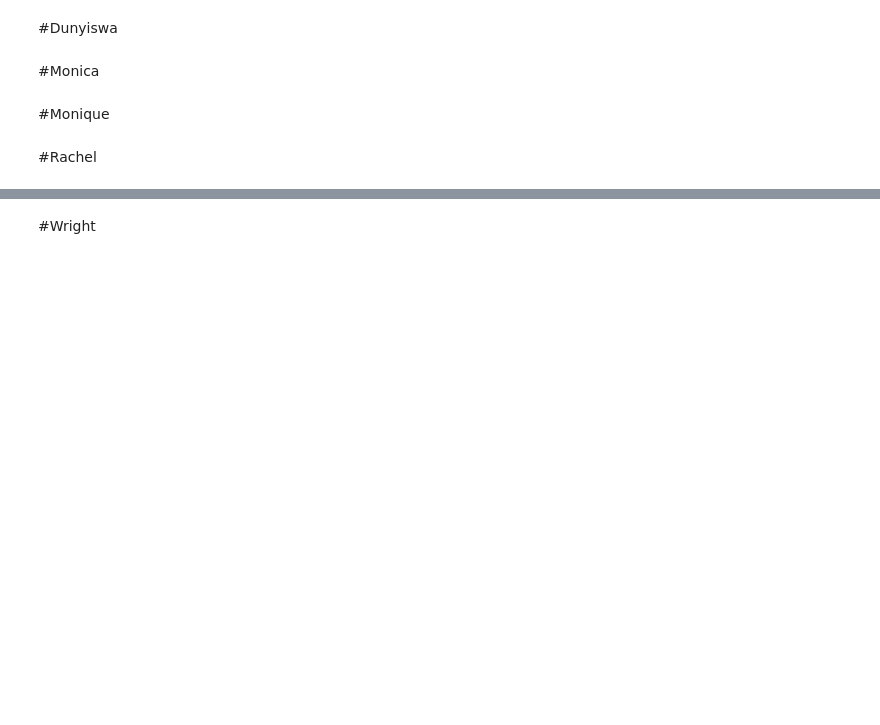
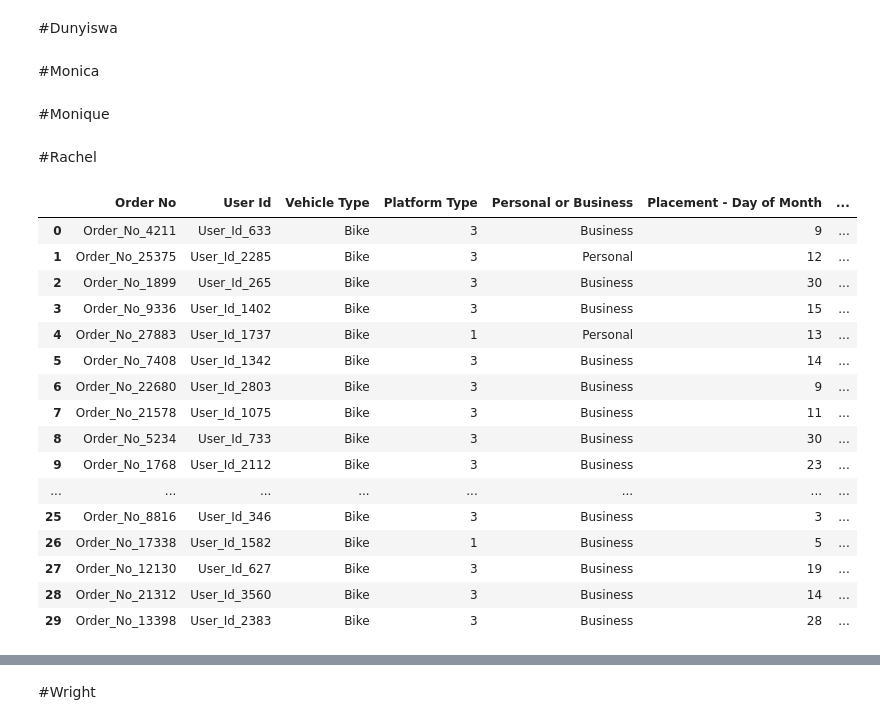
Before and after one commit to Explore-AI/regression-predict-api-template, a Jupyter notebook: Zindi_challenge_ct_3.ipynb, the cells around one changed output, grey strips where cells are left out. Cells and saved outputs as stored; diff of their text form; code cells hidden in the pictures; blank space fills up the shorter version.

Commit message:
Converting variables Train variables

```diff
--- a/Zindi_challenge_ct_3.ipynb
+++ b/Zindi_challenge_ct_3.ipynb
@@ -60,3 +60,26 @@ print(y)
 #Monique
 # %% [markdown]
 #Rachel
+# %%
+#riders = pd.read_csv('Riders.csv')
+train = pd.read_csv('Train.csv')
+# %%
+train.head(30)
+# %% [output]
+|  | Order No | User Id | Vehicle Type | Platform Type | Personal or Business | Placement - Day of Month | ... |
+| 0 | Order_No_4211 | User_Id_633 | Bike | 3 | Business | 9 | ... |
+| 1 | Order_No_25375 | User_Id_2285 | Bike | 3 | Personal | 12 | ... |
+| 2 | Order_No_1899 | User_Id_265 | Bike | 3 | Business | 30 | ... |
+| 3 | Order_No_9336 | User_Id_1402 | Bike | 3 | Business | 15 | ... |
+| 4 | Order_No_27883 | User_Id_1737 | Bike | 1 | Personal | 13 | ... |
+| 5 | Order_No_7408 | User_Id_1342 | Bike | 3 | Business | 14 | ... |
+| 6 | Order_No_22680 | User_Id_2803 | Bike | 3 | Business | 9 | ... |
+| 7 | Order_No_21578 | User_Id_1075 | Bike | 3 | Business | 11 | ... |
+| 8 | Order_No_5234 | User_Id_733 | Bike | 3 | Business | 30 | ... |
+| 9 | Order_No_1768 | User_Id_2112 | Bike | 3 | Business | 23 | ... |
+| ... | ... | ... | ... | ... | ... | ... | ... |
+| 25 | Order_No_8816 | User_Id_346 | Bike | 3 | Business | 3 | ... |
+| 26 | Order_No_17338 | User_Id_1582 | Bike | 1 | Business | 5 | ... |
+| 27 | Order_No_12130 | User_Id_627 | Bike | 3 | Business | 19 | ... |
+| 28 | Order_No_21312 | User_Id_3560 | Bike | 3 | Business | 14 | ... |
+| 29 | Order_No_13398 | User_Id_2383 | Bike | 3 | Business | 28 | ... |
```
Also changed, not shown: parts of 4 cells of this notebook.
